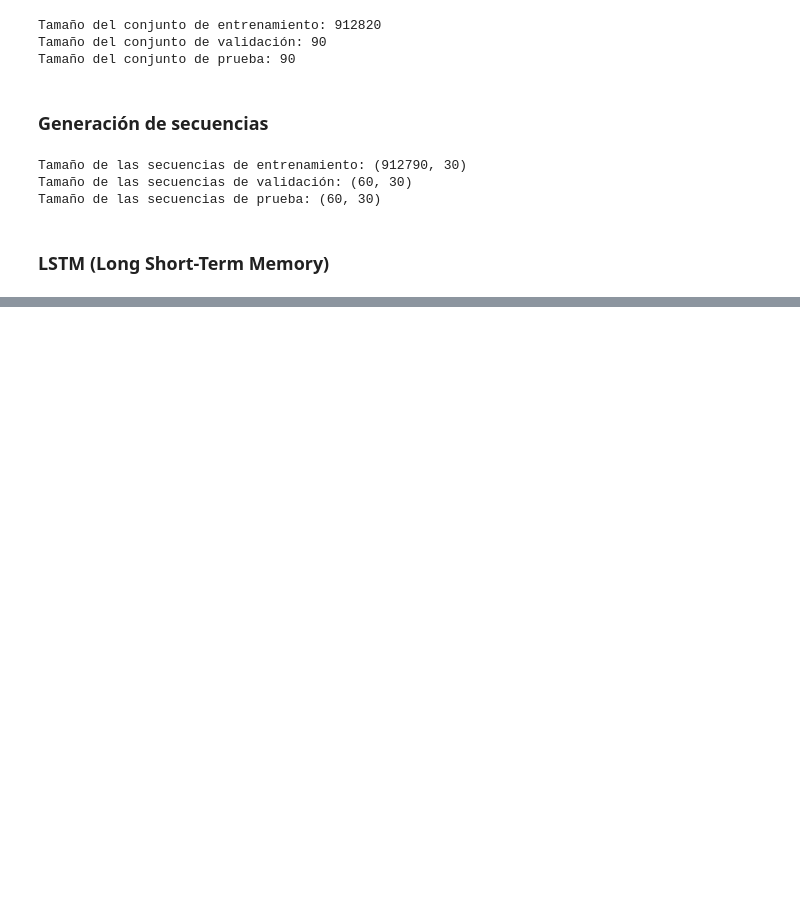
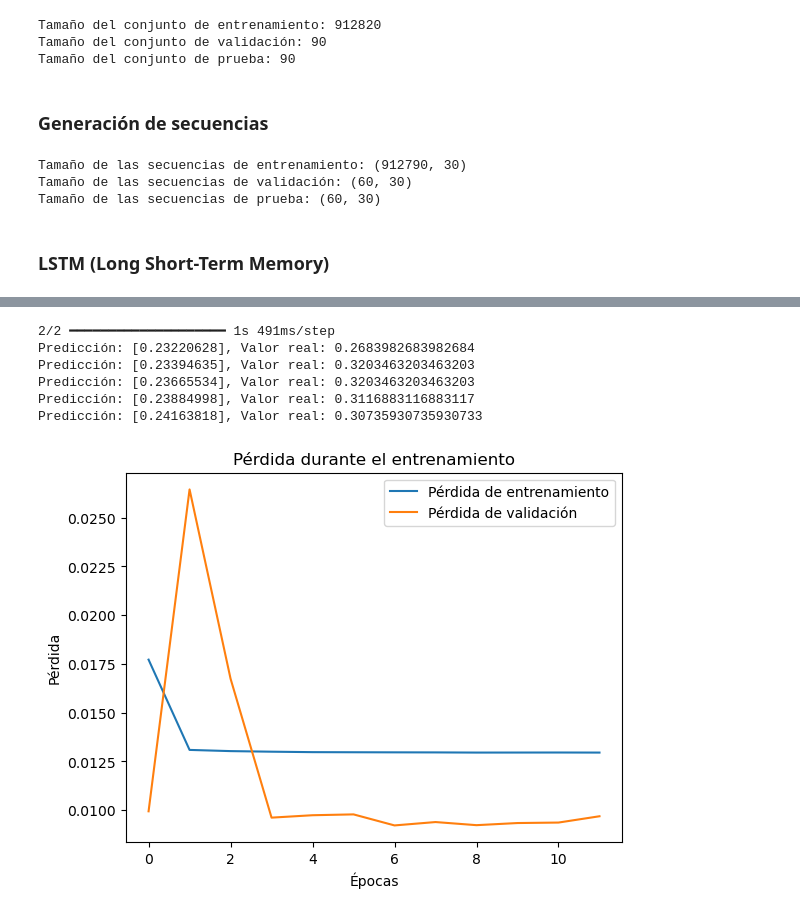
Before and after one commit to LeivaDiego/Laboratorio8-DL, a Jupyter notebook: Task1.ipynb, the cells around one changed output, grey strips where cells are left out. Cells and saved outputs as stored; diff of their text form; code cells hidden in the pictures; blank space fills up the shorter version.

Commit message:
Entrenamiento

```diff
--- a/Task1.ipynb
+++ b/Task1.ipynb
@@ -259,12 +260,12 @@ def build_lstm_model(input_shape):
     model = Sequential()
 
     # Capa LSTM 1
-    model.add(LSTM(units=128, return_sequences=True, input_shape=input_shape))
+    model.add(LSTM(units=64, return_sequences=True, input_shape=input_shape))
     model.add(BatchNormalization())  # Normalización por batches
     model.add(Dropout(0.2))          # Dropout del 20% para evitar overfitting
 
     # Capa LSTM 2
-    model.add(LSTM(units=64, return_sequences=False))
+    model.add(LSTM(units=32, return_sequences=False))
     model.add(BatchNormalization())  # Normalización por batches
     model.add(Dropout(0.2))          # Dropout del 20% para evitar overfitting
 
@@ -288,0 +314,18 @@ model.summary()
+# %%
+# Definir el callback para early stopping
+early_stopping = EarlyStopping(
+    monitor='val_loss',      # Monitorea la pérdida en el conjunto de validación
+    patience=5,              # Detiene el entrenamiento si no hay mejora en 5 épocas
+    restore_best_weights=True # Restaura los mejores pesos del modelo
+)
+
+# Entrenar el modelo
+history = model.fit(
+    train_sequences,          # Datos de entrada (secuencias de entrenamiento)
+    train_targets,            # Objetivos (ventas escaladas para el entrenamiento)
+    validation_data=(val_sequences, val_targets),  # Conjunto de validación
+    epochs=50,                # Número de épocas
+    batch_size=128,            # Tamaño del batch
+    callbacks=[early_stopping], # Callback de early stopping
+    verbose=1                 # Mostrar el progreso del entrenamiento
+)
@@ -288,0 +359,25 @@ model.summary()
+# %%
+# Hacer predicciones en el conjunto de prueba
+predictions = model.predict(test_sequences)
+
+# Mostrar algunas predicciones junto con los valores reales
+for i in range(5):  # Mostrar las primeras 5 predicciones
+    print(f'Predicción: {predictions[i]}, Valor real: {test_targets[i]}')
+# %% [output]
+2/2 ━━━━━━━━━━━━━━━━━━━━ 1s 491ms/step
+Predicción: [0.23220628], Valor real: 0.2683982683982684
+Predicción: [0.23394635], Valor real: 0.3203463203463203
+Predicción: [0.23665534], Valor real: 0.3203463203463203
+Predicción: [0.23884998], Valor real: 0.3116883116883117
+Predicción: [0.24163818], Valor real: 0.30735930735930733
+# %%
+# Graficar la pérdida
+plt.plot(history.history['loss'], label='Pérdida de entrenamiento')
+plt.plot(history.history['val_loss'], label='Pérdida de validación')
+plt.title('Pérdida durante el entrenamiento')
+plt.xlabel('Épocas')
+plt.ylabel('Pérdida')
+plt.legend()
+plt.show()
+# %% [output]
+[figure, added]
```
Also changed, not shown: parts of 6 cells of this notebook.
